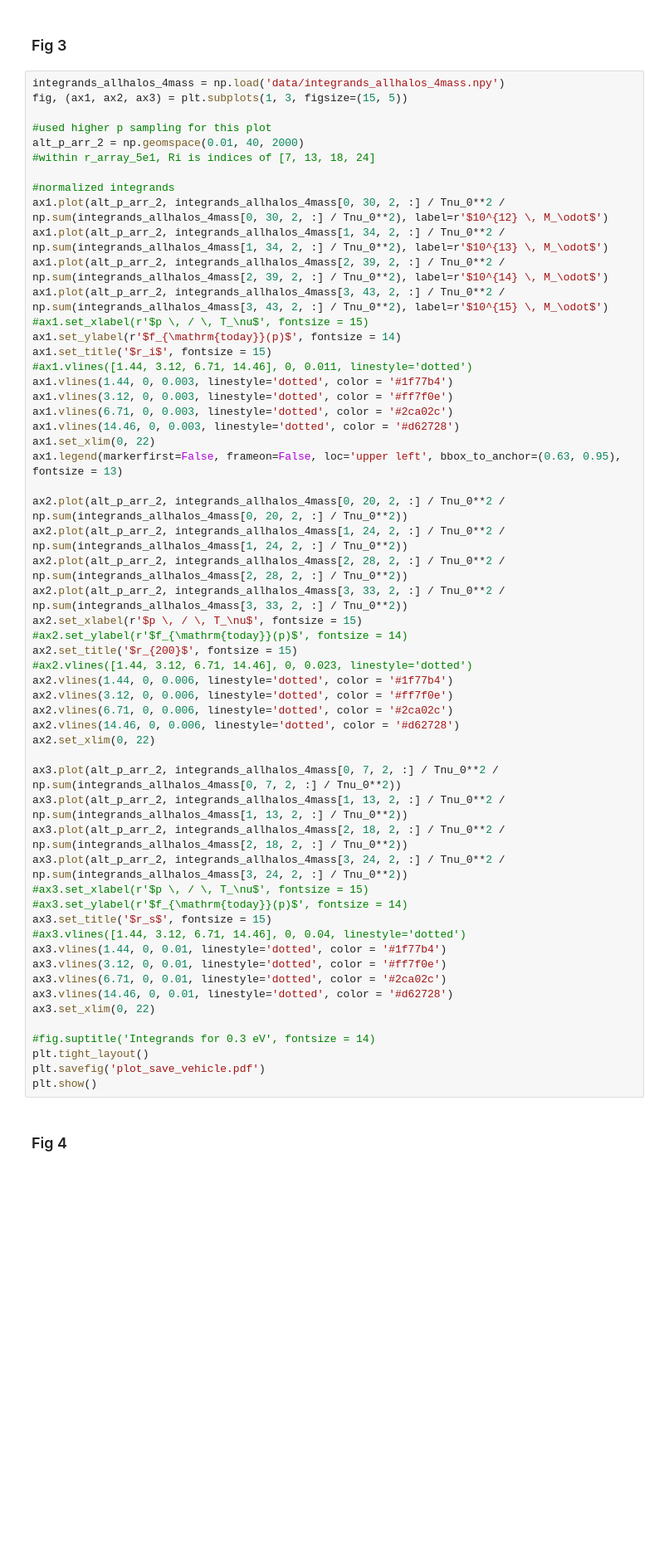
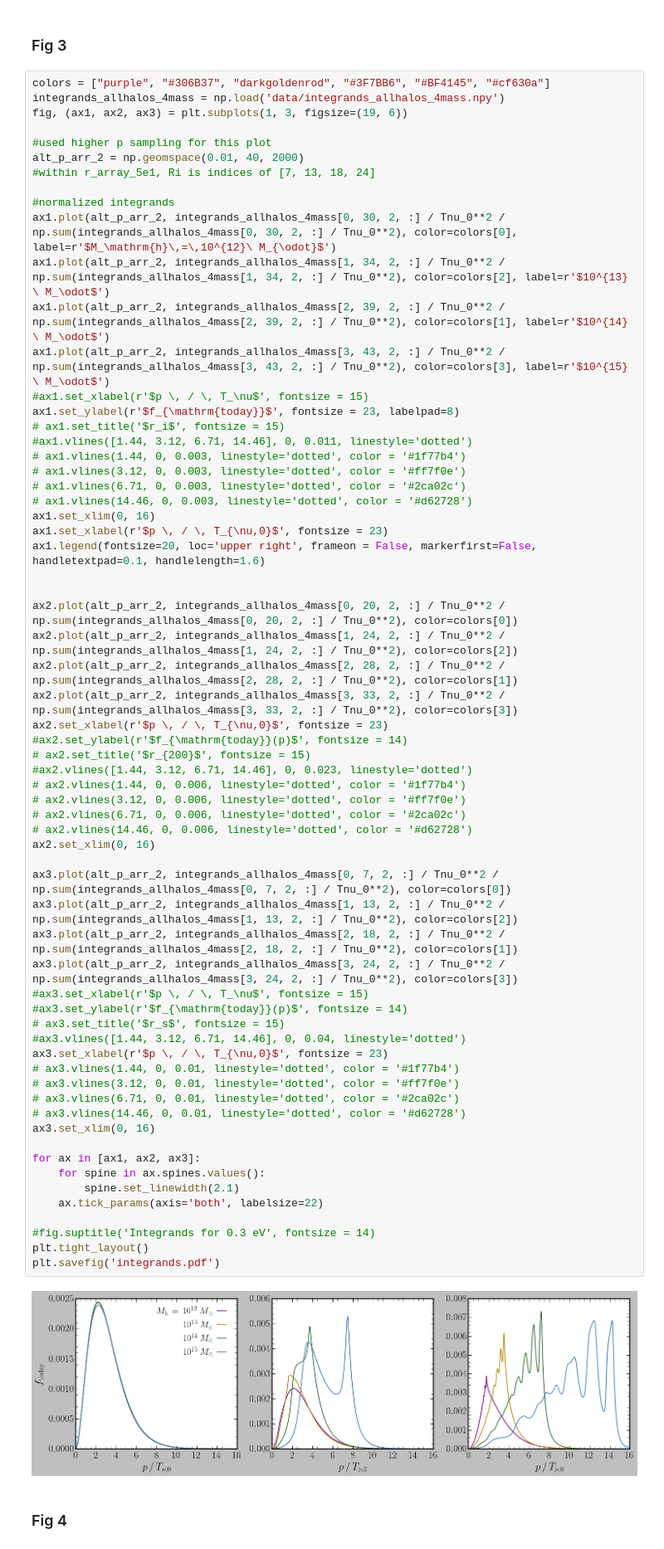
Before and after one commit to NNSSA/Cheetah, a Jupyter notebook: plotting/Paper_Plots.ipynb, the cells around one changed output. Shown at 83% size. Drawn from its saved outputs; the diff is of its cells as text; blank space fills up the shorter version.

```diff
--- a/plotting/Paper_Plots.ipynb
+++ b/plotting/Paper_Plots.ipynb
@@ -300,61 +310,71 @@ plt.show()
 # %% [markdown]
 ### Fig 3
 # %%
+colors = ["purple", "#306B37", "darkgoldenrod", "#3F7BB6", "#BF4145", "#cf630a"]
 integrands_allhalos_4mass = np.load('data/integrands_allhalos_4mass.npy')
-fig, (ax1, ax2, ax3) = plt.subplots(1, 3, figsize=(15, 5))
+fig, (ax1, ax2, ax3) = plt.subplots(1, 3, figsize=(19, 6))
 
 #used higher p sampling for this plot
 alt_p_arr_2 = np.geomspace(0.01, 40, 2000)
 #within r_array_5e1, Ri is indices of [7, 13, 18, 24]
 
 #normalized integrands
-ax1.plot(alt_p_arr_2, integrands_allhalos_4mass[0, 30, 2, :] / Tnu_0**2 / np.sum(integrands_allhalos_4mass[0, 30, 2, :] / Tnu_0**2), label=r'$10^{12} \, M_\odot$')
-ax1.plot(alt_p_arr_2, integrands_allhalos_4mass[1, 34, 2, :] / Tnu_0**2 / np.sum(integrands_allhalos_4mass[1, 34, 2, :] / Tnu_0**2), label=r'$10^{13} \, M_\odot$')
-ax1.plot(alt_p_arr_2, integrands_allhalos_4mass[2, 39, 2, :] / Tnu_0**2 / np.sum(integrands_allhalos_4mass[2, 39, 2, :] / Tnu_0**2), label=r'$10^{14} \, M_\odot$')
-ax1.plot(alt_p_arr_2, integrands_allhalos_4mass[3, 43, 2, :] / Tnu_0**2 / np.sum(integrands_allhalos_4mass[3, 43, 2, :] / Tnu_0**2), label=r'$10^{15} \, M_\odot$')
+ax1.plot(alt_p_arr_2, integrands_allhalos_4mass[0, 30, 2, :] / Tnu_0**2 / np.sum(integrands_allhalos_4mass[0, 30, 2, :] / Tnu_0**2), color=colors[0], label=r'$M_\mathrm{h}\,=\,10^{12}\ M_{\odot}$')
+ax1.plot(alt_p_arr_2, integrands_allhalos_4mass[1, 34, 2, :] / Tnu_0**2 / np.sum(integrands_allhalos_4mass[1, 34, 2, :] / Tnu_0**2), color=colors[2], label=r'$10^{13} \ M_\odot$')
+ax1.plot(alt_p_arr_2, integrands_allhalos_4mass[2, 39, 2, :] / Tnu_0**2 / np.sum(integrands_allhalos_4mass[2, 39, 2, :] / Tnu_0**2), color=colors[1], label=r'$10^{14} \ M_\odot$')
+ax1.plot(alt_p_arr_2, integrands_allhalos_4mass[3, 43, 2, :] / Tnu_0**2 / np.sum(integrands_allhalos_4mass[3, 43, 2, :] / Tnu_0**2), color=colors[3], label=r'$10^{15} \ M_\odot$')
 #ax1.set_xlabel(r'$p \, / \, T_\nu$', fontsize = 15)
-ax1.set_ylabel(r'$f_{\mathrm{today}}(p)$', fontsize = 14)
-ax1.set_title('$r_i$', fontsize = 15)
+ax1.set_ylabel(r'$f_{\mathrm{today}}$', fontsize = 23, labelpad=8)
+# ax1.set_title('$r_i$', fontsize = 15)
 #ax1.vlines([1.44, 3.12, 6.71, 14.46], 0, 0.011, linestyle='dotted')
-ax1.vlines(1.44, 0, 0.003, linestyle='dotted', color = '#1f77b4')
-ax1.vlines(3.12, 0, 0.003, linestyle='dotted', color = '#ff7f0e')
-ax1.vlines(6.71, 0, 0.003, linestyle='dotted', color = '#2ca02c')
-ax1.vlines(14.46, 0, 0.003, linestyle='dotted', color = '#d62728')
-ax1.set_xlim(0, 22)
-ax1.legend(markerfirst=False, frameon=False, loc='upper left', bbox_to_anchor=(0.63, 0.95), fontsize = 13)
+# ax1.vlines(1.44, 0, 0.003, linestyle='dotted', color = '#1f77b4')
+# ax1.vlines(3.12, 0, 0.003, linestyle='dotted', color = '#ff7f0e')
+# ax1.vlines(6.71, 0, 0.003, linestyle='dotted', color = '#2ca02c')
+# ax1.vlines(14.46, 0, 0.003, linestyle='dotted', color = '#d62728')
+ax1.set_xlim(0, 16)
+ax1.set_xlabel(r'$p \, / \, T_{\nu,0}$', fontsize = 23)
+ax1.legend(fontsize=20, loc='upper right', frameon = False, markerfirst=False, handletextpad=0.1, handlelength=1.6)
 
-ax2.plot(alt_p_arr_2, integrands_allhalos_4mass[0, 20, 2, :] / Tnu_0**2 / np.sum(integrands_allhalos_4mass[0, 20, 2, :] / Tnu_0**2))
-ax2.plot(alt_p_arr_2, integrands_allhalos_4mass[1, 24, 2, :] / Tnu_0**2 / np.sum(integrands_allhalos_4mass[1, 24, 2, :] / Tnu_0**2))
-ax2.plot(alt_p_arr_2, integrands_allhalos_4mass[2, 28, 2, :] / Tnu_0**2 / np.sum(integrands_allhalos_4mass[2, 28, 2, :] / Tnu_0**2))
-ax2.plot(alt_p_arr_2, integrands_allhalos_4mass[3, 33, 2, :] / Tnu_0**2 / np.sum(integrands_allhalos_4mass[3, 33, 2, :] / Tnu_0**2))
-ax2.set_xlabel(r'$p \, / \, T_\nu$', fontsize = 15)
+
+ax2.plot(alt_p_arr_2, integrands_allhalos_4mass[0, 20, 2, :] / Tnu_0**2 / np.sum(integrands_allhalos_4mass[0, 20, 2, :] / Tnu_0**2), color=colors[0])
+ax2.plot(alt_p_arr_2, integrands_allhalos_4mass[1, 24, 2, :] / Tnu_0**2 / np.sum(integrands_allhalos_4mass[1, 24, 2, :] / Tnu_0**2), color=colors[2])
+ax2.plot(alt_p_arr_2, integrands_allhalos_4mass[2, 28, 2, :] / Tnu_0**2 / np.sum(integrands_allhalos_4mass[2, 28, 2, :] / Tnu_0**2), color=colors[1])
+ax2.plot(alt_p_arr_2, integrands_allhalos_4mass[3, 33, 2, :] / Tnu_0**2 / np.sum(integrands_allhalos_4mass[3, 33, 2, :] / Tnu_0**2), color=colors[3])
+ax2.set_xlabel(r'$p \, / \, T_{\nu,0}$', fontsize = 23)
 #ax2.set_ylabel(r'$f_{\mathrm{today}}(p)$', fontsize = 14)
-ax2.set_title('$r_{200}$', fontsize = 15)
+# ax2.set_title('$r_{200}$', fontsize = 15)
 #ax2.vlines([1.44, 3.12, 6.71, 14.46], 0, 0.023, linestyle='dotted')
-ax2.vlines(1.44, 0, 0.006, linestyle='dotted', color = '#1f77b4')
-ax2.vlines(3.12, 0, 0.006, linestyle='dotted', color = '#ff7f0e')
-ax2.vlines(6.71, 0, 0.006, linestyle='dotted', color = '#2ca02c')
-ax2.vlines(14.46, 0, 0.006, linestyle='dotted', color = '#d62728')
-ax2.set_xlim(0, 22)
+# ax2.vlines(1.44, 0, 0.006, linestyle='dotted', color = '#1f77b4')
+# ax2.vlines(3.12, 0, 0.006, linestyle='dotted', color = '#ff7f0e')
+# ax2.vlines(6.71, 0, 0.006, linestyle='dotted', color = '#2ca02c')
+# ax2.vlines(14.46, 0, 0.006, linestyle='dotted', color = '#d62728')
+ax2.set_xlim(0, 16)
 
-ax3.plot(alt_p_arr_2, integrands_allhalos_4mass[0, 7, 2, :] / Tnu_0**2 / np.sum(integrands_allhalos_4mass[0, 7, 2, :] / Tnu_0**2))
-ax3.plot(alt_p_arr_2, integrands_allhalos_4mass[1, 13, 2, :] / Tnu_0**2 / np.sum(integrands_allhalos_4mass[1, 13, 2, :] / Tnu_0**2))
-ax3.plot(alt_p_arr_2, integrands_allhalos_4mass[2, 18, 2, :] / Tnu_0**2 / np.sum(integrands_allhalos_4mass[2, 18, 2, :] / Tnu_0**2))
-ax3.plot(alt_p_arr_2, integrands_allhalos_4mass[3, 24, 2, :] / Tnu_0**2 / np.sum(integrands_allhalos_4mass[3, 24, 2, :] / Tnu_0**2))
+ax3.plot(alt_p_arr_2, integrands_allhalos_4mass[0, 7, 2, :] / Tnu_0**2 / np.sum(integrands_allhalos_4mass[0, 7, 2, :] / Tnu_0**2), color=colors[0])
+ax3.plot(alt_p_arr_2, integrands_allhalos_4mass[1, 13, 2, :] / Tnu_0**2 / np.sum(integrands_allhalos_4mass[1, 13, 2, :] / Tnu_0**2), color=colors[2])
+ax3.plot(alt_p_arr_2, integrands_allhalos_4mass[2, 18, 2, :] / Tnu_0**2 / np.sum(integrands_allhalos_4mass[2, 18, 2, :] / Tnu_0**2), color=colors[1])
+ax3.plot(alt_p_arr_2, integrands_allhalos_4mass[3, 24, 2, :] / Tnu_0**2 / np.sum(integrands_allhalos_4mass[3, 24, 2, :] / Tnu_0**2), color=colors[3])
 #ax3.set_xlabel(r'$p \, / \, T_\nu$', fontsize = 15)
 #ax3.set_ylabel(r'$f_{\mathrm{today}}(p)$', fontsize = 14)
-ax3.set_title('$r_s$', fontsize = 15)
+# ax3.set_title('$r_s$', fontsize = 15)
 #ax3.vlines([1.44, 3.12, 6.71, 14.46], 0, 0.04, linestyle='dotted')
-ax3.vlines(1.44, 0, 0.01, linestyle='dotted', color = '#1f77b4')
-ax3.vlines(3.12, 0, 0.01, linestyle='dotted', color = '#ff7f0e')
-ax3.vlines(6.71, 0, 0.01, linestyle='dotted', color = '#2ca02c')
-ax3.vlines(14.46, 0, 0.01, linestyle='dotted', color = '#d62728')
-ax3.set_xlim(0, 22)
+ax3.set_xlabel(r'$p \, / \, T_{\nu,0}$', fontsize = 23)
+# ax3.vlines(1.44, 0, 0.01, linestyle='dotted', color = '#1f77b4')
+# ax3.vlines(3.12, 0, 0.01, linestyle='dotted', color = '#ff7f0e')
+# ax3.vlines(6.71, 0, 0.01, linestyle='dotted', color = '#2ca02c')
+# ax3.vlines(14.46, 0, 0.01, linestyle='dotted', color = '#d62728')
+ax3.set_xlim(0, 16)
+
+for ax in [ax1, ax2, ax3]:
+    for spine in ax.spines.values():
+        spine.set_linewidth(2.1)
+    ax.tick_params(axis='both', labelsize=22)
 
 #fig.suptitle('Integrands for 0.3 eV', fontsize = 14)
 plt.tight_layout()
-plt.savefig('plot_save_vehicle.pdf')
-plt.show()
+plt.savefig('integrands.pdf')
+# %% [output]
+[figure, added]
 # %% [markdown]
 ### Fig 4
 # %%
```
Also changed, not shown: parts of 4 cells of this notebook, 5 other files.
